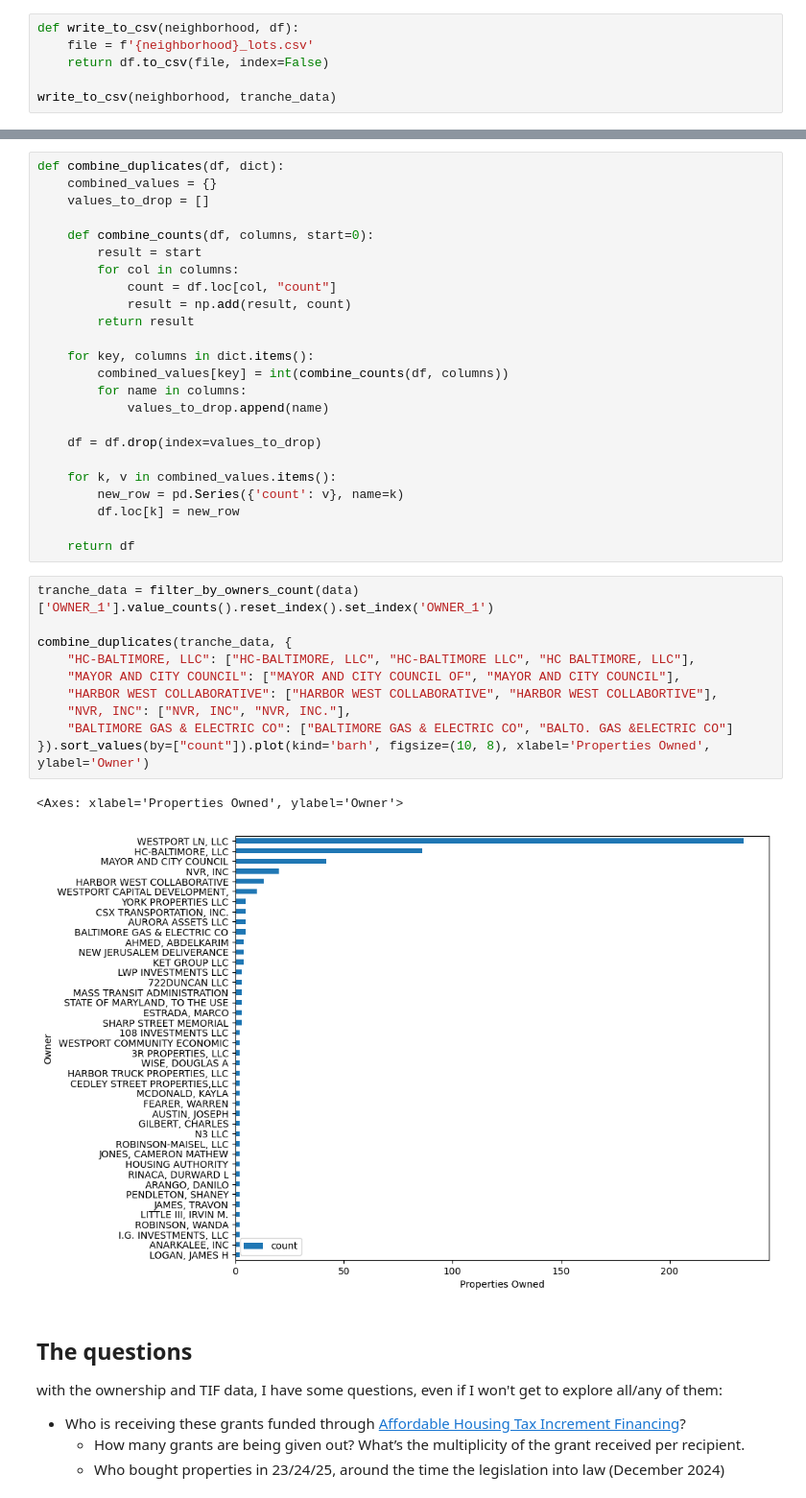
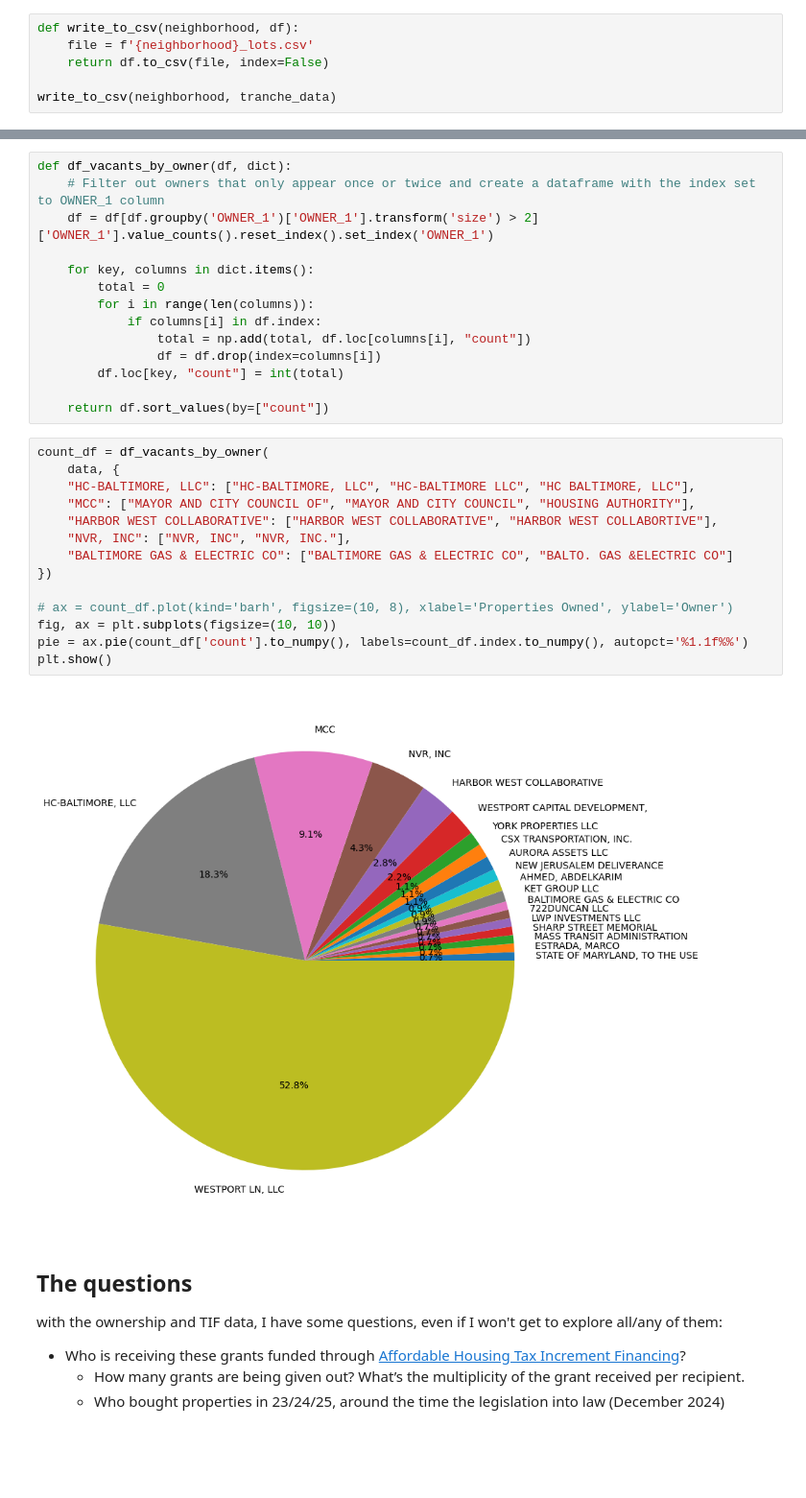
Before and after one commit to kariymam/baltimore-tif, a Jupyter notebook: Aggregate-Gov-Data.ipynb, the cells around one changed output, grey strips where cells are left out. Shown at 96% size. Drawn from its saved outputs; the diff is of its cells as text; blank space fills up the shorter version.

```diff
--- a/Aggregate-Gov-Data.ipynb
+++ b/Aggregate-Gov-Data.ipynb
@@ -201,41 +183,34 @@ Cleaning up the data character mismatches
 - Add "HC-Baltimore LLC" and "HC-Baltimore, LLC" count together since they are the same. Same for MCC
-# %%
-def combine_duplicates(df, dict):
-    combined_values = {}
-    values_to_drop = []
-
-    def combine_counts(df, columns, start=0):
-        result = start
-        for col in columns:
-            count = df.loc[col, "count"]
-            result = np.add(result, count)
-        return result
-
-    for key, columns in dict.items():
-        combined_values[key] = int(combine_counts(df, columns))
-        for name in columns:
-            values_to_drop.append(name)
-
-    df = df.drop(index=values_to_drop)
-
-    for k, v in combined_values.items():
-        new_row = pd.Series({'count': v}, name=k)
-        df.loc[k] = new_row
-
-    return df
+# %%
+def df_vacants_by_owner(df, dict):
+    # Filter out owners that only appear once or twice and create a dataframe with the index set to OWNER_1 column
+    df = df[df.groupby('OWNER_1')['OWNER_1'].transform('size') > 2]['OWNER_1'].value_counts().reset_index().set_index('OWNER_1')
+
+    for key, columns in dict.items():
+        total = 0
+        for i in range(len(columns)):
+            if columns[i] in df.index:
+                total = np.add(total, df.loc[columns[i], "count"])
+                df = df.drop(index=columns[i])
+        df.loc[key, "count"] = int(total)
+
+    return df.sort_values(by=["count"])
 # %%
-tranche_data = filter_by_owners_count(data)['OWNER_1'].value_counts().reset_index().set_index('OWNER_1')
-
-combine_duplicates(tranche_data, {
+count_df = df_vacants_by_owner(
+    data, {
     "HC-BALTIMORE, LLC": ["HC-BALTIMORE, LLC", "HC-BALTIMORE LLC", "HC BALTIMORE, LLC"],
-    "MAYOR AND CITY COUNCIL": ["MAYOR AND CITY COUNCIL OF", "MAYOR AND CITY COUNCIL"],
+    "MCC": ["MAYOR AND CITY COUNCIL OF", "MAYOR AND CITY COUNCIL", "HOUSING AUTHORITY"],
     "HARBOR WEST COLLABORATIVE": ["HARBOR WEST COLLABORATIVE", "HARBOR WEST COLLABORTIVE"],
     "NVR, INC": ["NVR, INC", "NVR, INC."],
     "BALTIMORE GAS & ELECTRIC CO": ["BALTIMORE GAS & ELECTRIC CO", "BALTO. GAS &ELECTRIC CO"]
-}).sort_values(by=["count"]).plot(kind='barh', figsize=(10, 8), xlabel='Properties Owned', ylabel='Owner')
+})
+
+# ax = count_df.plot(kind='barh', figsize=(10, 8), xlabel='Properties Owned', ylabel='Owner')
+fig, ax = plt.subplots(figsize=(10, 10))
+pie = ax.pie(count_df['count'].to_numpy(), labels=count_df.index.to_numpy(), autopct='%1.1f%%')
+plt.show()
 # %% [output]
-<Axes: xlabel='Properties Owned', ylabel='Owner'>
-[figure, old version]
+[figure, new version]
 # %% [markdown]
 ## The questions
 with the ownership and TIF data, I have some questions, even if I won't get to explore all/any of them:
```
Also changed, not shown: parts of 7 cells of this notebook.
